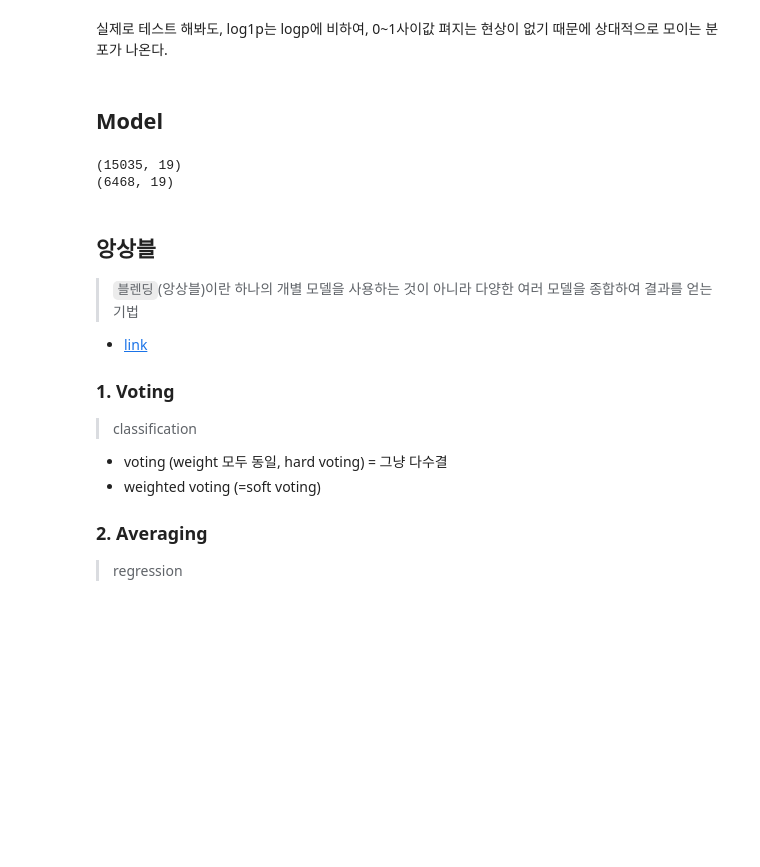
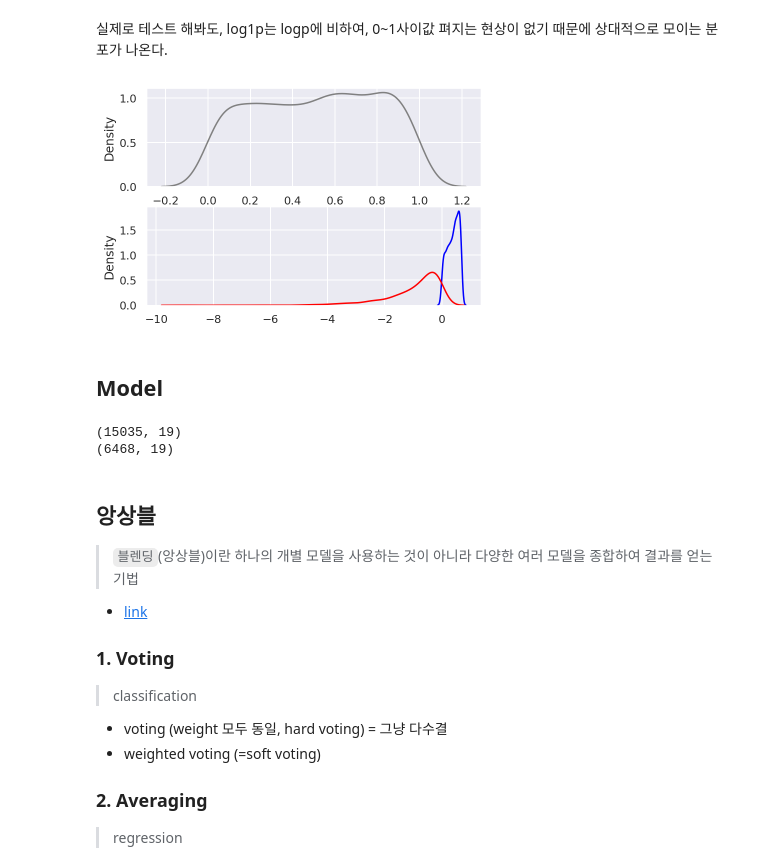
Before and after one commit to scvdx0/ai, a Jupyter notebook: ai/housing_price/0529_Housing_price.ipynb, the cells around one changed output. Cells and saved outputs as stored; diff of their text form; code cells hidden in the pictures; blank space fills up the shorter version.

```diff
--- a/ai/housing_price/0529_Housing_price.ipynb
+++ b/ai/housing_price/0529_Housing_price.ipynb
@@ -207,23 +213,25 @@ x>0인 데이터 집합에서 log(x)와 log(1+x)의 분산의 큰차이 점은 0
 실제로 테스트 해봐도, log1p는 logp에 비하여, 0~1사이값 펴지는 현상이 없기 때문에 상대적으로 모이는 분포가 나온다.
 # %%
 
-# import matplotlib.pyplot as plt
-# import seaborn as sns
-# import numpy as np
+import matplotlib.pyplot as plt
+import seaborn as sns
+import numpy as np
 
-# # 데이터 생성 (임의의 데이터, 0~1 범위)
-# y = np.random.rand(1000)
+# 데이터 생성 (임의의 데이터, 0~1 범위)
+y = np.random.rand(1000)
 
-# fig, ax = plt.subplots(2)
+fig, ax = plt.subplots(2)
 
 
-# sns.kdeplot(y, color='gray', ax=ax[0], label='Original')
+sns.kdeplot(y, color='gray', ax=ax[0], label='Original')
 
-# # 원래 데이터의 KDE 플롯 그리기
-# sns.kdeplot(np.log1p(y), color='blue', ax=ax[1], label='log1p')
-# sns.kdeplot(np.log(y), color='red', ax=ax[1], label='log')
+# 원래 데이터의 KDE 플롯 그리기
+sns.kdeplot(np.log1p(y), color='blue', ax=ax[1], label='log1p')
+sns.kdeplot(np.log(y), color='red', ax=ax[1], label='log')
 
-# plt.show()
+plt.show()
+# %% [output]
+[figure, added]
 # %% [markdown]
 ## Model
 # %%
```
Also changed, not shown: parts of 38 cells of this notebook.
